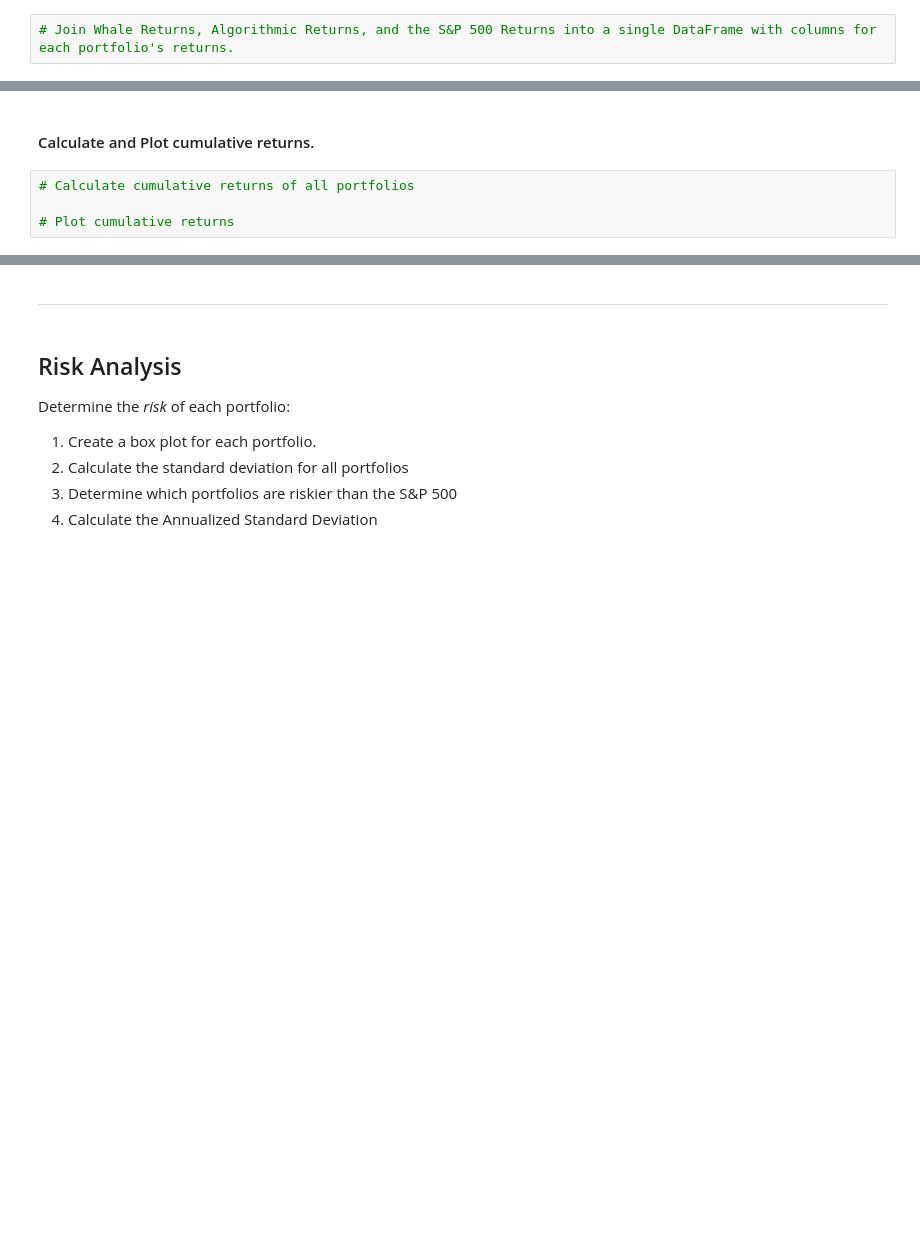
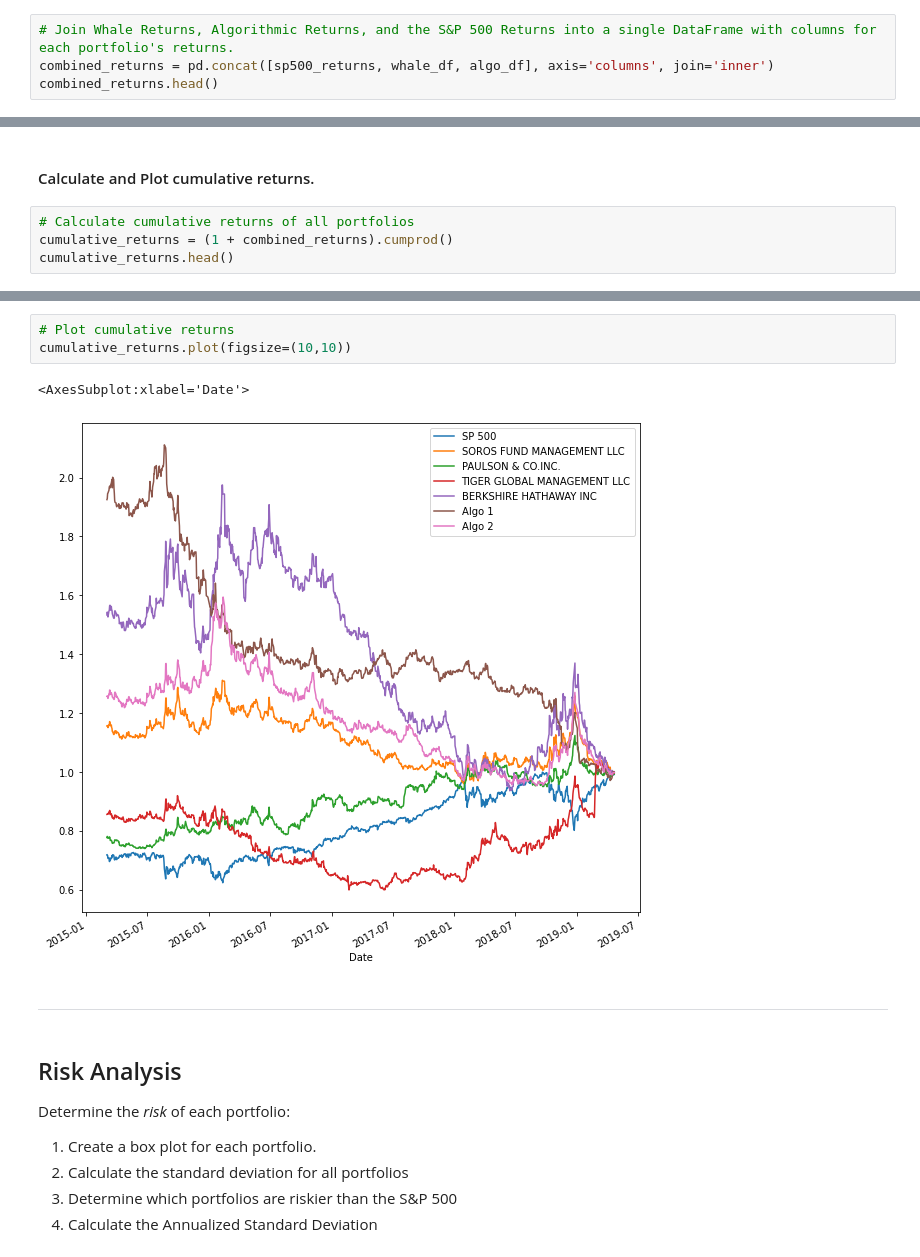
Before and after one commit to joeyh2/portfolio-analysis, a Jupyter notebook: whale_analysis.ipynb, the cells around one changed output, grey strips where cells are left out. Cells and saved outputs as stored; diff of their text form; blank space fills up the shorter version.

```diff
--- a/whale_analysis.ipynb
+++ b/whale_analysis.ipynb
@@ -187,3 +192,5 @@ sp500_returns.head()
 ## Combine Whale, Algorithmic, and S&P 500 Returns
 # %%
 # Join Whale Returns, Algorithmic Returns, and the S&P 500 Returns into a single DataFrame with columns for each portfolio's returns.
+combined_returns = pd.concat([sp500_returns, whale_df, algo_df], axis='columns', join='inner')
+combined_returns.head()
@@ -207,5 +226,5 @@ sp500_returns.plot(figsize = (10,10),title='yearly returns of SP 500')
 #### Calculate and Plot cumulative returns.
 # %%
 # Calculate cumulative returns of all portfolios
-
-# Plot cumulative returns
+cumulative_returns = (1 + combined_returns).cumprod()
+cumulative_returns.head()
@@ -212,3 +239,9 @@ sp500_returns.plot(figsize = (10,10),title='yearly returns of SP 500')
+# %%
+# Plot cumulative returns
+cumulative_returns.plot(figsize=(10,10))
+# %% [output]
+<AxesSubplot:xlabel='Date'>
+[figure, added]
 # %% [markdown]
 ---
 # %% [markdown]
```
Also changed, not shown: parts of 15 cells of this notebook, 1 other file.
